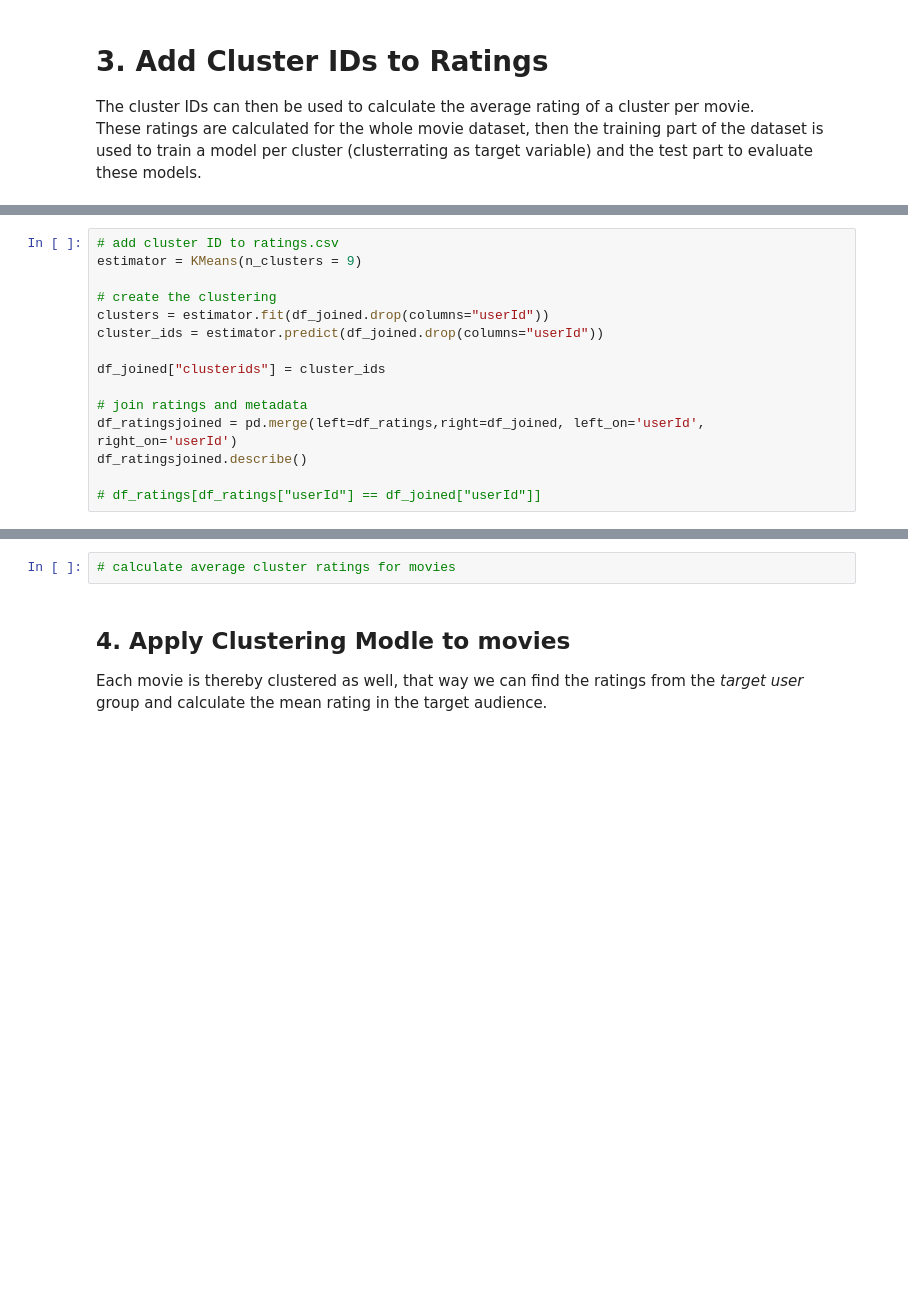
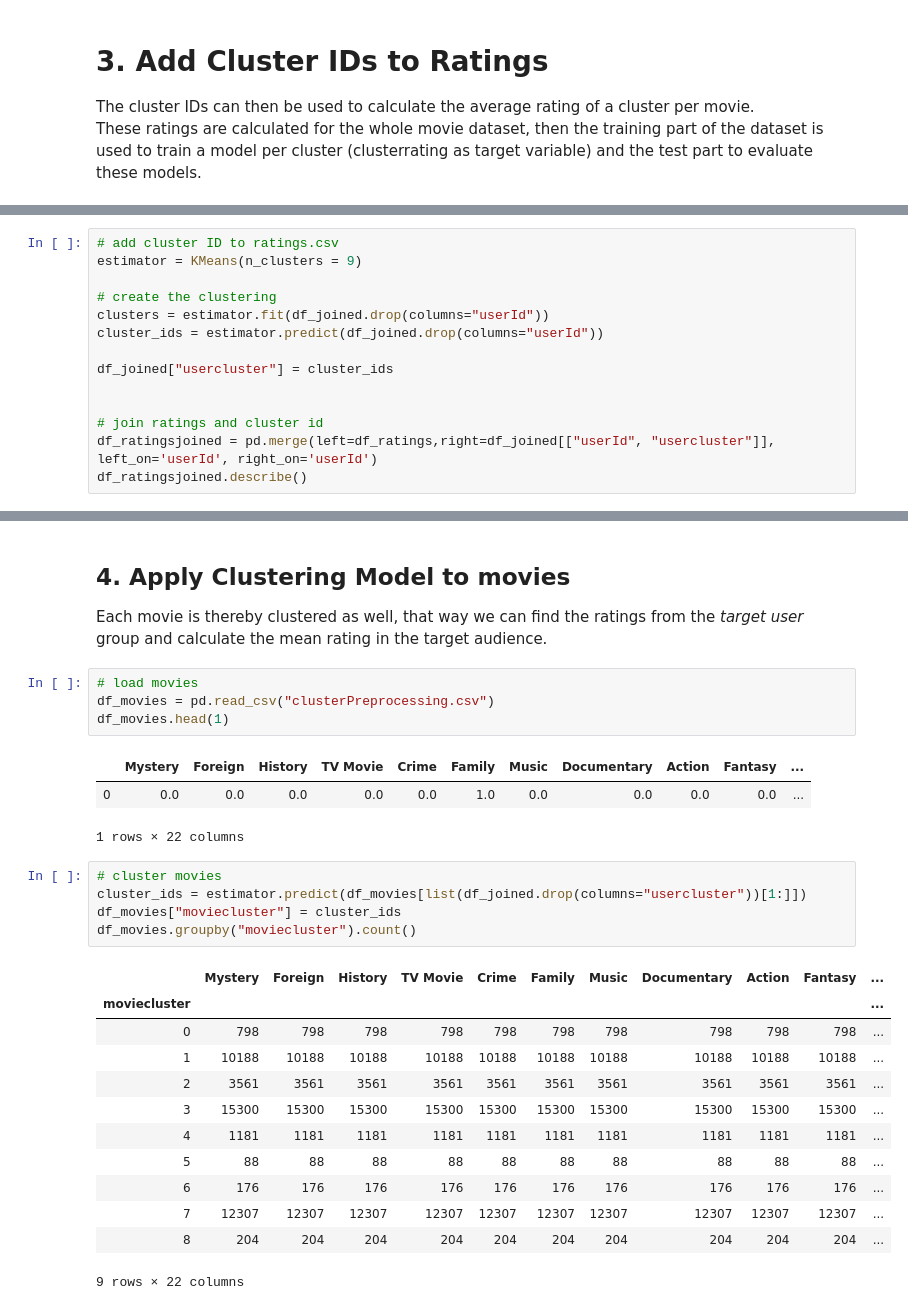
Before and after one commit to janapfeffer/DM_Project_MoviePrediction, a Jupyter notebook: ClusterExperiments.ipynb, the cells around one changed output, grey strips where cells are left out. Cells and saved outputs as stored; diff of their text form; blank space fills up the shorter version.

Commit message:
cluster movies & calculate average movie rating by cluster

```diff
--- a/ClusterExperiments.ipynb
+++ b/ClusterExperiments.ipynb
@@ -632,10 +642,9 @@ estimator = KMeans(n_clusters = 9)
 clusters = estimator.fit(df_joined.drop(columns="userId"))
 cluster_ids = estimator.predict(df_joined.drop(columns="userId"))
 
-df_joined["clusterids"] = cluster_ids
+df_joined["usercluster"] = cluster_ids
 
-# join ratings and metadata
-df_ratingsjoined = pd.merge(left=df_ratings,right=df_joined, left_on='userId', right_on='userId')
+
+# join ratings and cluster id
+df_ratingsjoined = pd.merge(left=df_ratings,right=df_joined[["userId", "usercluster"]], left_on='userId', right_on='userId')
 df_ratingsjoined.describe()
-
-# df_ratings[df_ratings["userId"] == df_joined["userId"]]
@@ -642,5 +661,29 @@ df_ratingsjoined.describe()
-# %%
-# calculate average cluster ratings for movies
 # %% [markdown]
-## 4. Apply Clustering Modle to movies
+## 4. Apply Clustering Model to movies
 Each movie is thereby clustered as well, that way we can find the ratings from the <i>target user</i> group and calculate the mean rating in the target audience.
+# %%
+# load movies
+df_movies = pd.read_csv("clusterPreprocessing.csv")
+df_movies.head(1)
+# %% [output]
+|  | Mystery | Foreign | History | TV Movie | Crime | Family | Music | Documentary | Action | Fantasy | ... |
+| 0 | 0.0 | 0.0 | 0.0 | 0.0 | 0.0 | 1.0 | 0.0 | 0.0 | 0.0 | 0.0 | ... |
+1 rows × 22 columns
+# %%
+# cluster movies
+cluster_ids = estimator.predict(df_movies[list(df_joined.drop(columns="usercluster"))[1:]])
+df_movies["moviecluster"] = cluster_ids
+df_movies.groupby("moviecluster").count()
+# %% [output]
+|  | Mystery | Foreign | History | TV Movie | Crime | Family | Music | Documentary | Action | Fantasy | ... |
+| moviecluster |  |  |  |  |  |  |  |  |  |  | ... |
+| 0 | 798 | 798 | 798 | 798 | 798 | 798 | 798 | 798 | 798 | 798 | ... |
+| 1 | 10188 | 10188 | 10188 | 10188 | 10188 | 10188 | 10188 | 10188 | 10188 | 10188 | ... |
+| 2 | 3561 | 3561 | 3561 | 3561 | 3561 | 3561 | 3561 | 3561 | 3561 | 3561 | ... |
+| 3 | 15300 | 15300 | 15300 | 15300 | 15300 | 15300 | 15300 | 15300 | 15300 | 15300 | ... |
+| 4 | 1181 | 1181 | 1181 | 1181 | 1181 | 1181 | 1181 | 1181 | 1181 | 1181 | ... |
+| 5 | 88 | 88 | 88 | 88 | 88 | 88 | 88 | 88 | 88 | 88 | ... |
+| 6 | 176 | 176 | 176 | 176 | 176 | 176 | 176 | 176 | 176 | 176 | ... |
+| 7 | 12307 | 12307 | 12307 | 12307 | 12307 | 12307 | 12307 | 12307 | 12307 | 12307 | ... |
+| 8 | 204 | 204 | 204 | 204 | 204 | 204 | 204 | 204 | 204 | 204 | ... |
+9 rows × 22 columns
```
Also changed, not shown: parts of 5 cells of this notebook, 1 other file.
